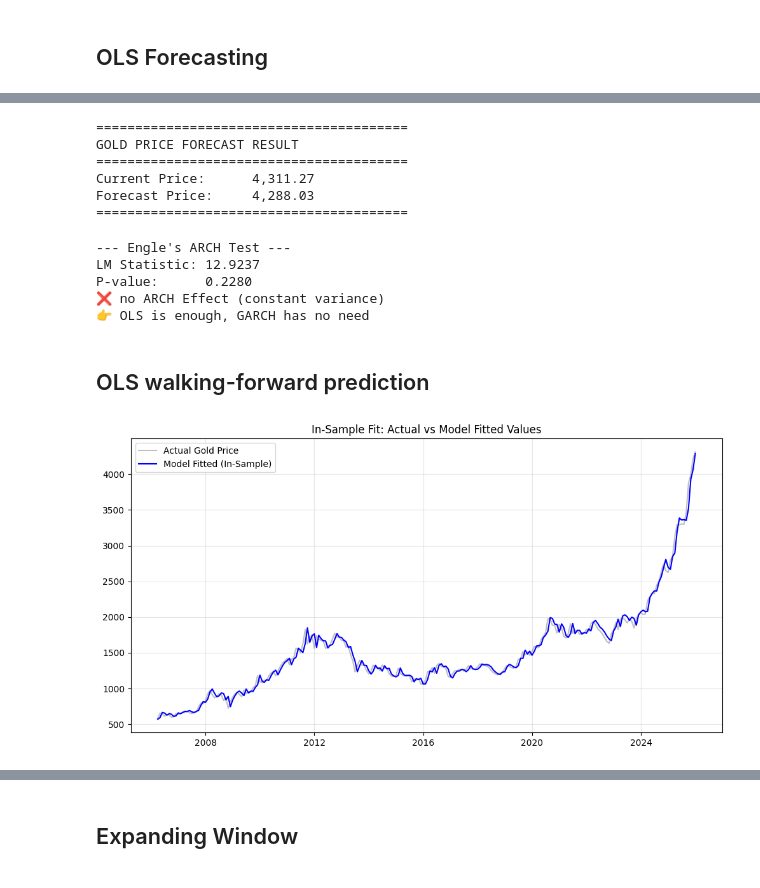
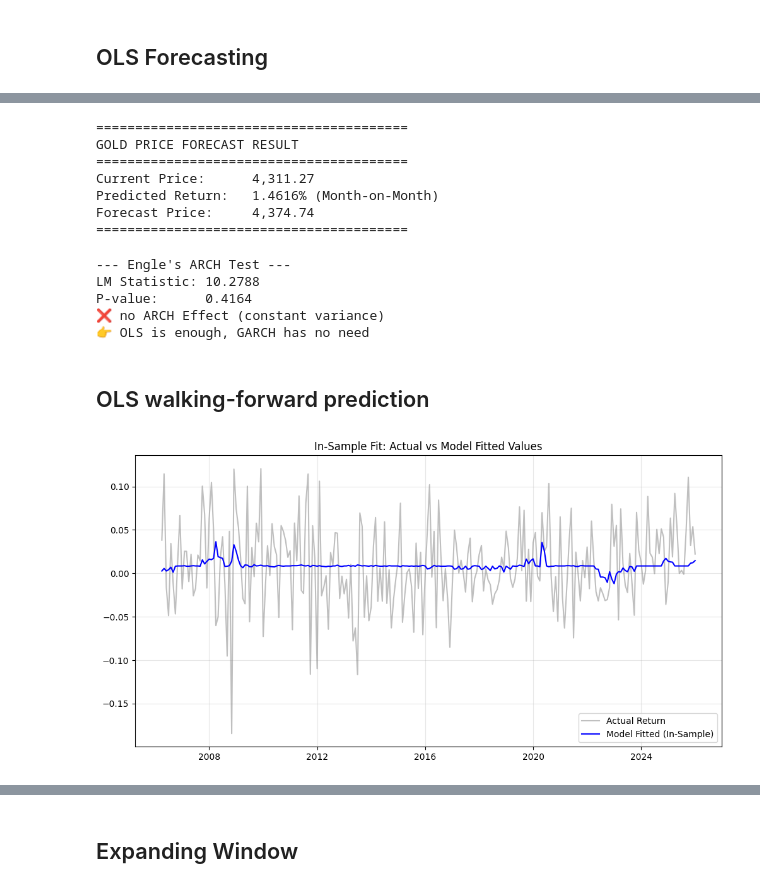
Before and after one commit to FulinQ/AQT, a Jupyter notebook: ARDL_ECM.ipynb, the cells around one changed output, grey strips where cells are left out. Cells and saved outputs as stored; diff of their text form; code cells hidden in the pictures.

```diff
--- a/ARDL_ECM.ipynb
+++ b/ARDL_ECM.ipynb
@@ -664,13 +664,13 @@ data_model
 240 rows × 9 columns
 # %%
-df_ln = pd.DataFrame()
+df_ret = pd.DataFrame()
 cols_to_transform = ['gold', 'dollar_index', 'vix', 'labor_claims'] # ไม่เอา IP, PPI ตามแผน Core Model
 for col in cols_to_transform:
     if col in data_model.columns:
-        df_ln[f'ln_{col}'] = np.log(data_model[col])
+        df_ret[f'{col}_ret'] = np.log(data_model[col]).diff()
 if 'fed_rate' in data_model.columns:
-    df_ln['fed_change'] = data_model['fed_rate']
+    df_ret['fed_change'] = data_model['fed_rate'].diff()
 
-df_ln.dropna(inplace=True)
-df_ln
+df_ret.dropna(inplace=True)
+df_ret
 # %% [output]
@@ -724,10 +724,9 @@ plot_all_variables_lags(df_ln, lags=12)
 # %%
-df_lag = df_ln.copy()
-feature_cols = df_ln.columns.tolist()
+df_lag = df_ret.copy()
+feature_cols = df_ret.columns.tolist()
 
 for col in feature_cols:
     df_lag[f'L1_{col}'] = df_lag[col].shift(1)
-    df_lag[f'L2_{col}'] = df_lag[col].shift(2)
 
 df_lag.dropna(inplace=True)
 df_lag
@@ -748,5 +747,5 @@ df_lag
 # %%
-y = df_lag['ln_gold']
+y = df_lag['gold_ret']
 X_candidates = df_lag[[c for c in df_lag.columns if 'L1_' in c]]
 X_candidates = sm.add_constant(X_candidates)
 
@@ -817,16 +812,17 @@ Notes:
 # 5. FORECAST NEXT MONTH
 
 last_row = X_candidates.iloc[[-1]][best_vars]
-pred_ln_gold = final_model.predict(last_row).item()
+pred_log_return = final_model.predict(last_row).item()
 
 # แปลงกลับเป็นราคา (Price)
 last_actual_price = data_model['gold'].iloc[-1]
-forecast_price = np.exp(pred_ln_gold)
+forecast_price = last_actual_price * np.exp(pred_log_return)
 
 print("\n" + "="*40)
 print("GOLD PRICE FORECAST RESULT")
 print("="*40)
 print(f"Current Price:      {last_actual_price:,.2f}")
+print(f"Predicted Return:   {pred_log_return:.4%} (Month-on-Month)")
 print(f"Forecast Price:     {forecast_price:,.2f}")
 print("="*40)
 # %% [output]
@@ -834,7 +830,8 @@ print("="*40)
 GOLD PRICE FORECAST RESULT
 ========================================
 Current Price:      4,311.27
-Forecast Price:     4,288.03
+Predicted Return:   1.4616% (Month-on-Month)
+Forecast Price:     4,374.74
 ========================================
 # %%
 # ARCH/GARCH Residual Analysis
@@ -876,8 +873,8 @@ else:
     print("👉 OLS is enough, GARCH has no need")
 # %% [output]
 --- Engle's ARCH Test ---
-LM Statistic: 12.9237
-P-value:      0.2280
+LM Statistic: 10.2788
+P-value:      0.4164
 ❌ no ARCH Effect (constant variance)
 👉 OLS is enough, GARCH has no need
 # %% [markdown]
@@ -885,18 +882,18 @@ P-value:      0.2280
 # %%
 df_results = pd.DataFrame({
     'Actual': y,
     'Fitted': final_model.fittedvalues
 }, index=y.index)
 
 plt.figure(figsize=(12, 6))
-plt.plot(df_results.index, np.exp(df_results['Actual']), label='Actual Gold Price', color='gray', alpha=0.5)
-plt.plot(df_results.index, np.exp(df_results['Fitted']), label='Model Fitted (In-Sample)', color='blue', linewidth=1.5)
+plt.plot(df_results.index, df_results['Actual'], label='Actual Return', color='gray', alpha=0.5)
+plt.plot(df_results.index, df_results['Fitted'], label='Model Fitted (In-Sample)', color='blue', linewidth=1.5)
 plt.title('In-Sample Fit: Actual vs Model Fitted Values')
 plt.legend()
 plt.grid(True, alpha=0.3)
 plt.show()
 # %% [output]
-[figure, old version]
+[figure, new version]
 # %%
 n_total = len(y)
 train_ratio = 0.7  # % train
```
Also changed, not shown: parts of 21 cells of this notebook, 3 other files.
